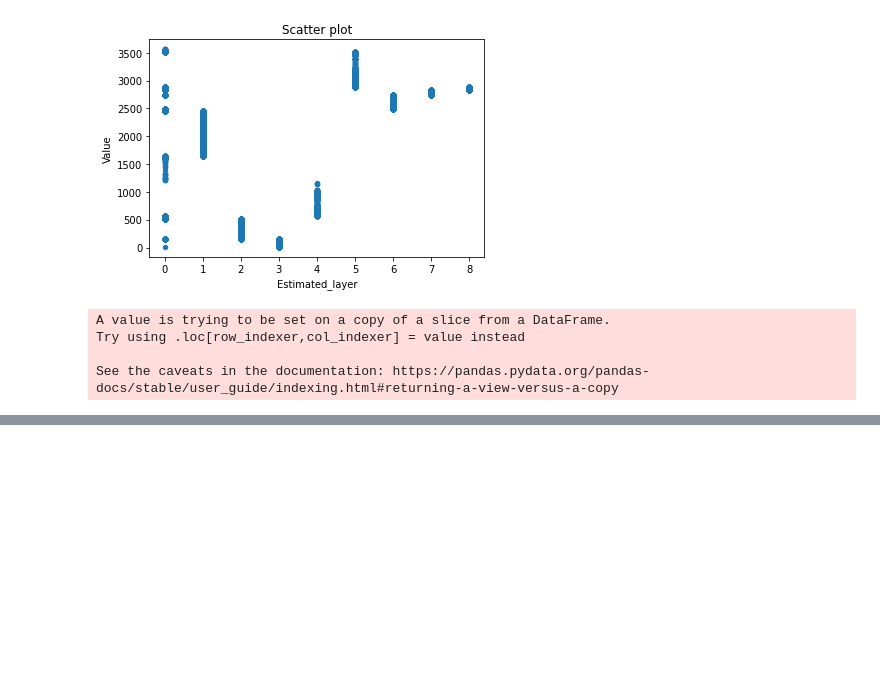
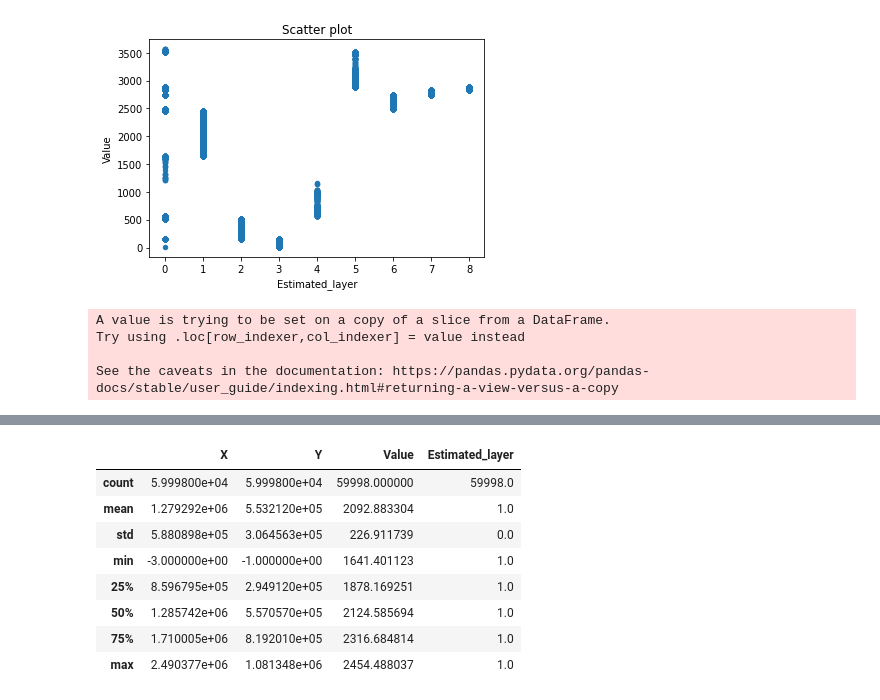
Before and after one commit to Priyanka-Kugapriya/Clustering_notebook, a Jupyter notebook: Scatter plot.ipynb, the cells around one changed output, grey strips where cells are left out. Saved outputs shown, nothing was run; the diff lists cells and outputs as text; code cells hidden in the pictures; blank space fills up the shorter version.

Commit message:
Scatter plot

```diff
--- a/Scatter plot.ipynb
+++ b/Scatter plot.ipynb
@@ -195,3 +195,15 @@ fig.update_layout(margin=dict(l=0, r=0, b=0, t=0))
 fig.show()
 # %% [output]
 [interactive output not drawn]
+# %%
+df3_plot1.describe()
+# %% [output]
+|  | X | Y | Value | Estimated_layer |
+| count | 5.999800e+04 | 5.999800e+04 | 59998.000000 | 59998.0 |
+| mean | 1.279292e+06 | 5.532120e+05 | 2092.883304 | 1.0 |
+| std | 5.880898e+05 | 3.064563e+05 | 226.911739 | 0.0 |
+| min | -3.000000e+00 | -1.000000e+00 | 1641.401123 | 1.0 |
+| 25% | 8.596795e+05 | 2.949120e+05 | 1878.169251 | 1.0 |
+| 50% | 1.285742e+06 | 5.570570e+05 | 2124.585694 | 1.0 |
+| 75% | 1.710005e+06 | 8.192010e+05 | 2316.684814 | 1.0 |
+| max | 2.490377e+06 | 1.081348e+06 | 2454.488037 | 1.0 |
```
Also changed, not shown: parts of 8 cells of this notebook.
